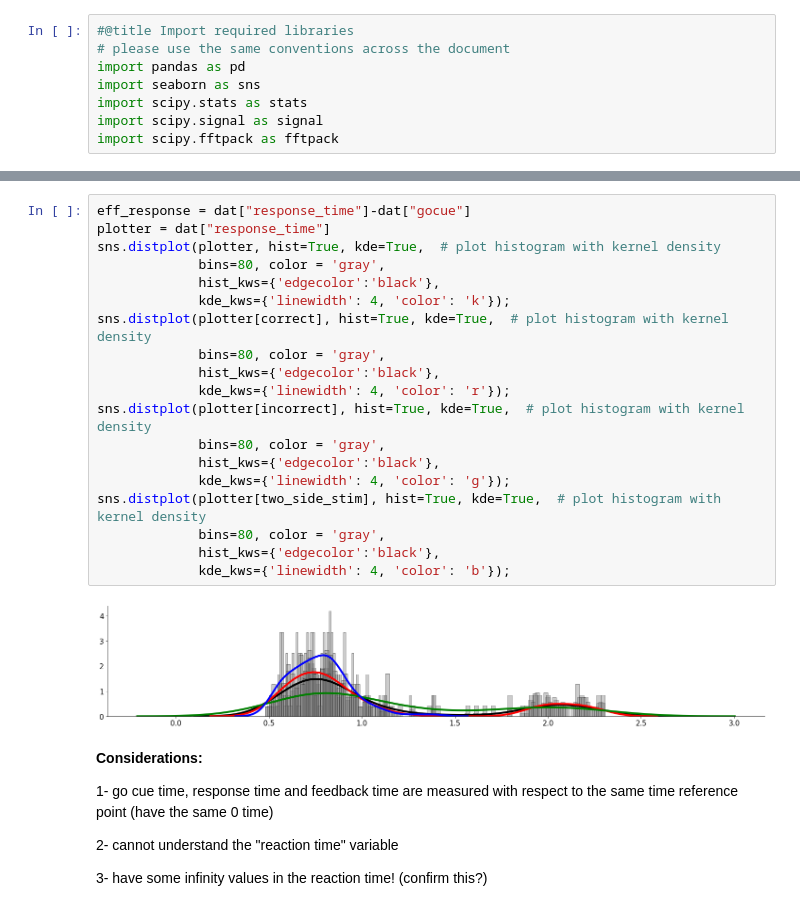
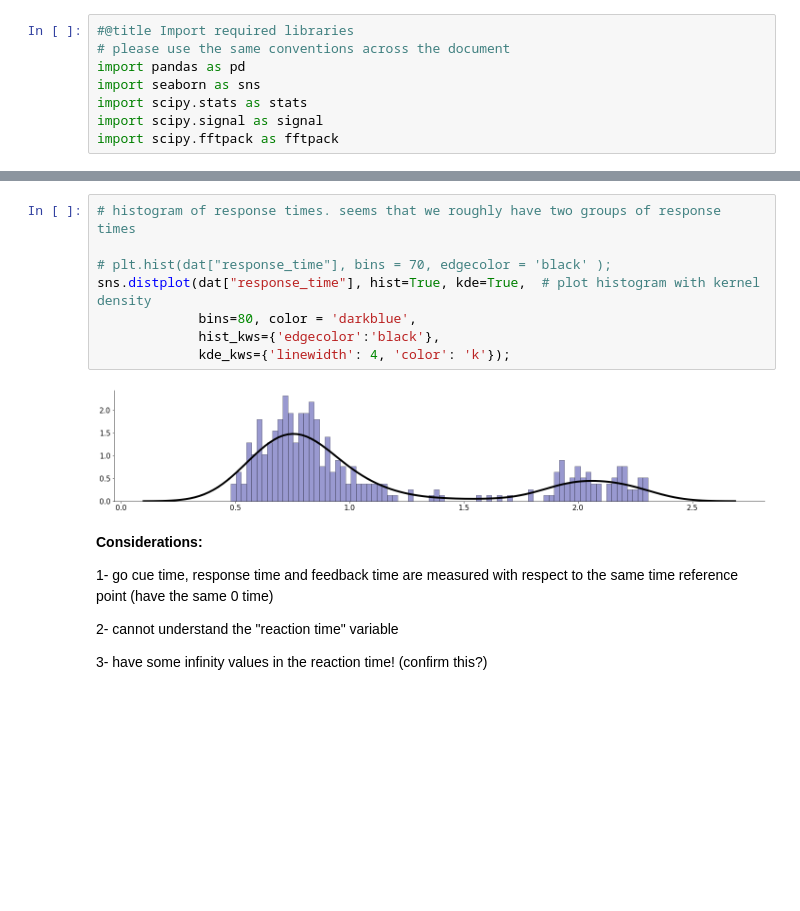
Before and after one commit to Neurocoders/AttentionProject, a Jupyter notebook: load_steinmetz_data_V2.ipynb, the cells around one changed output, grey strips where cells are left out. Saved outputs shown, nothing was run; the diff lists cells and outputs as text; blank space fills up the shorter version.

```diff
--- a/load_steinmetz_data_V2.ipynb
+++ b/load_steinmetz_data_V2.ipynb
@@ -166,24 +138,13 @@ correct_one_side = np.logical_and(one_side_stim, correct)
-# %%
-eff_response = dat["response_time"]-dat["gocue"]
-plotter = dat["response_time"]
-sns.distplot(plotter, hist=True, kde=True,  # plot histogram with kernel density
-             bins=80, color = 'gray',
-             hist_kws={'edgecolor':'black'},
-             kde_kws={'linewidth': 4, 'color': 'k'});
-sns.distplot(plotter[correct], hist=True, kde=True,  # plot histogram with kernel density
-             bins=80, color = 'gray',
-             hist_kws={'edgecolor':'black'},
-             kde_kws={'linewidth': 4, 'color': 'r'});
-sns.distplot(plotter[incorrect], hist=True, kde=True,  # plot histogram with kernel density
-             bins=80, color = 'gray',
-             hist_kws={'edgecolor':'black'},
-             kde_kws={'linewidth': 4, 'color': 'g'});
-sns.distplot(plotter[two_side_stim], hist=True, kde=True,  # plot histogram with kernel density
-             bins=80, color = 'gray',
-             hist_kws={'edgecolor':'black'},
-             kde_kws={'linewidth': 4, 'color': 'b'});
-# %% [output]
-[figure, removed]
+# %%
+# histogram of response times. seems that we roughly have two groups of response times
+
+# plt.hist(dat["response_time"], bins = 70, edgecolor = 'black' );
+sns.distplot(dat["response_time"], hist=True, kde=True,  # plot histogram with kernel density
+             bins=80, color = 'darkblue',
+             hist_kws={'edgecolor':'black'},
+             kde_kws={'linewidth': 4, 'color': 'k'});
+# %% [output]
+[figure, added]
 # %% [markdown]
 **Considerations:**
 
```
Also changed, not shown: parts of 6 cells of this notebook.
